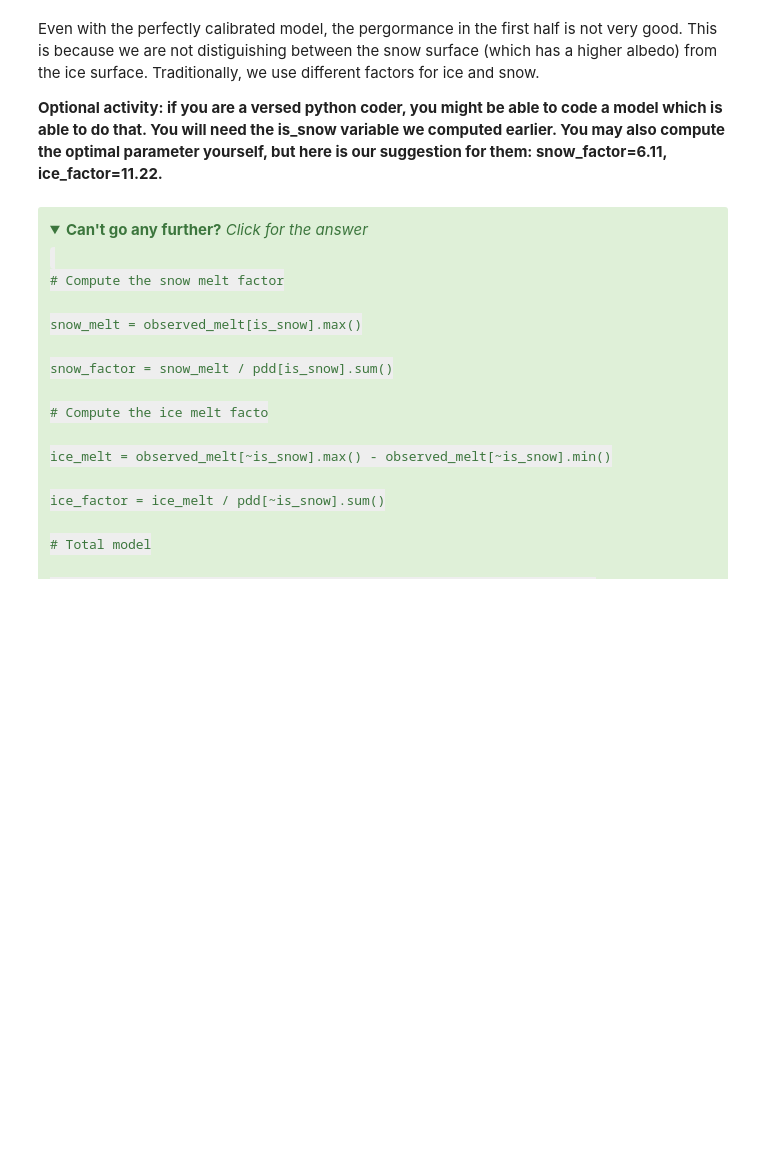
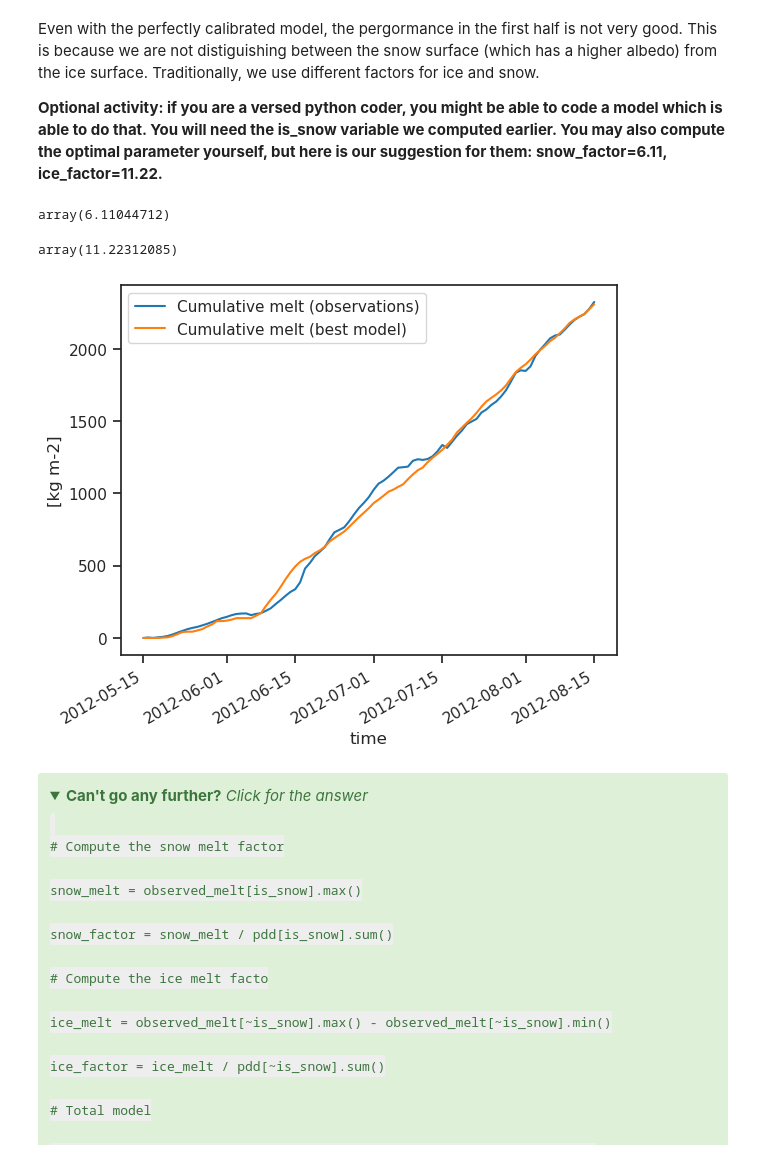
Before and after one commit to OGGM/training-lahore, a Jupyter notebook: _sources/day_2/03_temperature_index_model.ipynb, the cells around one changed output. Drawn from its saved outputs; the diff is of its cells as text; code cells hidden in the pictures; folded sections open; blank space fills up the shorter version.

```diff
--- a/_sources/day_2/03_temperature_index_model.ipynb
+++ b/_sources/day_2/03_temperature_index_model.ipynb
@@ -137,3 +198,31 @@ Even with the perfectly calibrated model, the pergormance in the first half is n
+# %%
+snow_factor.values
+# %% [output]
+array(6.11044712)
+# %%
+ice_factor.values
+# %% [output]
+array(11.22312085)
+# %%
+# Compute the snow melt factor
+snow_melt = observed_melt[is_snow].max()
+snow_factor = snow_melt / pdd[is_snow].sum()
+
+# Compute the ice melt facto
+ice_melt = observed_melt[~is_snow].max() - observed_melt[~is_snow].min()
+ice_factor = ice_melt / pdd[~is_snow].sum()
+
+# Total model
+best_model_daily = snow_factor * pdd.where(is_snow, 0) + ice_factor * pdd.where(~is_snow, 0)
+best_model = best_model_daily.cumsum()
+
+# Plot
+observed_melt.plot(label='Cumulative melt (observations)')
+best_model.plot(label='Cumulative melt (best model)')
+plt.ylabel('[kg m-2]')
+plt.legend();
+# %% [output]
+[figure, added]
 # %% [markdown]
 <div class="alert alert-success">
 <details><summary><b>Can't go any further?</b> <i>Click for the answer</i></summary>
```
Also changed, not shown: parts of 12 cells of this notebook, 46 other files.
